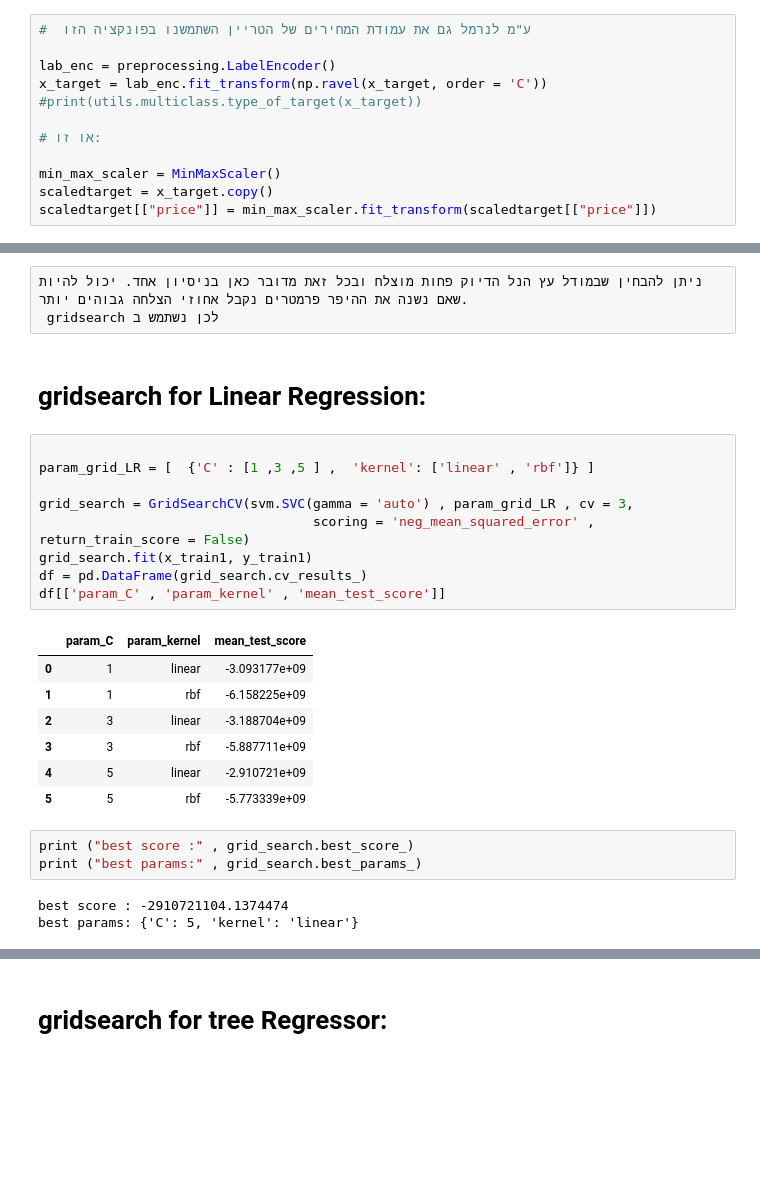
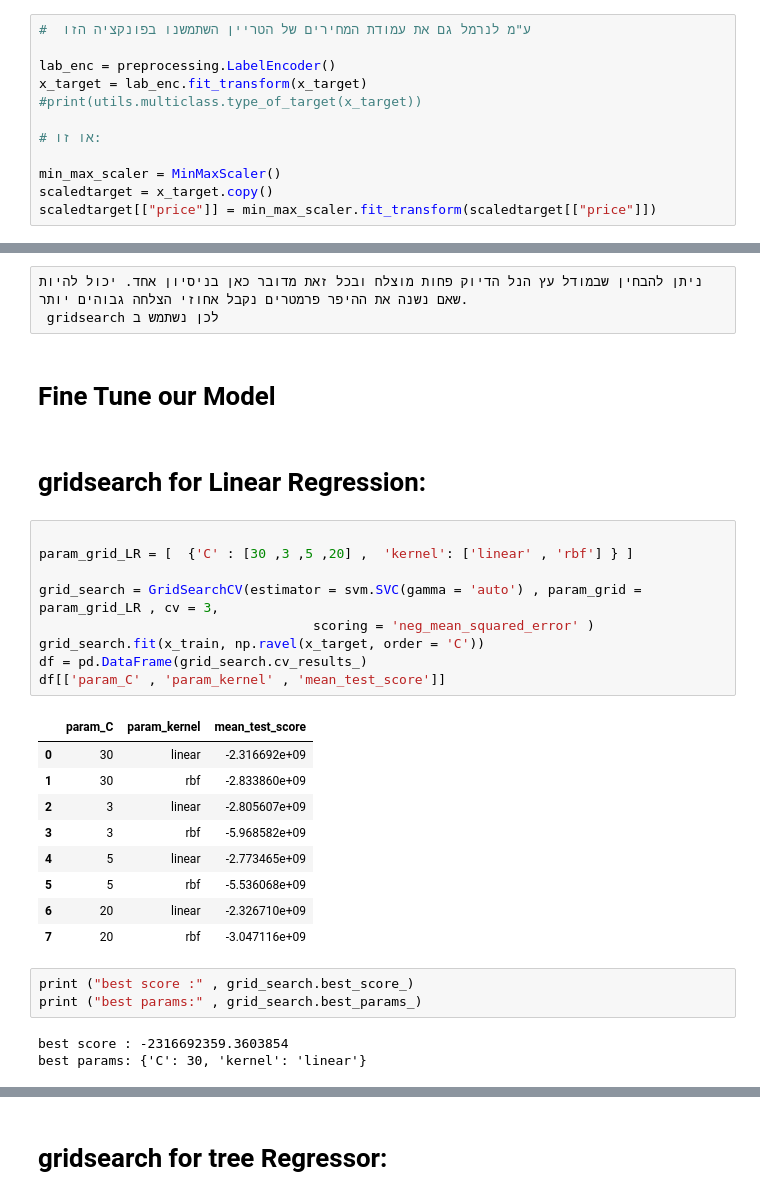
Before and after one commit to OrenAviya/project-semester-a, a Jupyter notebook: 4.Modeling.ipynb, the cells around one changed output, grey strips where cells are left out. Drawn from its saved outputs; the diff is of its cells as text; blank space fills up the shorter version.

```diff
--- a/4.Modeling.ipynb
+++ b/4.Modeling.ipynb
@@ -48,7 +84,7 @@ x_target = pd.read_csv(r'C:\Users\avoav\Introduction to Data Science\Project ס
 #  ע"מ לנרמל גם את עמודת המחירים של הטריין השתמשנו בפונקציה הזו
 
 lab_enc = preprocessing.LabelEncoder()
-x_target = lab_enc.fit_transform(np.ravel(x_target, order = 'C'))
+x_target = lab_enc.fit_transform(x_target)
 #print(utils.multiclass.type_of_target(x_target))
 
 # או זו:
@@ -221,28 +246,32 @@ score: 0.7904761469770469
 # %% [raw]
 ניתן להבחין שבמודל עץ הנל הדיוק פחות מוצלח ובכל זאת מדובר כאן בניסיון אחד. יכול להיות שאם נשנה את ההיפר פרמטרים נקבל אחוזי הצלחה גבוהים יותר.
  gridsearch לכן נשתמש ב
+# %% [markdown]
+# Fine Tune our Model
 # %% [markdown]
 #  gridsearch for Linear Regression:
 # %%
 
-param_grid_LR = [  {'C' : [1 ,3 ,5 ] ,  'kernel': ['linear' , 'rbf']} ]
+param_grid_LR = [  {'C' : [30 ,3 ,5 ,20] ,  'kernel': ['linear' , 'rbf'] } ]
 
-grid_search = GridSearchCV(svm.SVC(gamma = 'auto') , param_grid_LR , cv = 3,
-                                   scoring = 'neg_mean_squared_error' , return_train_score = False)
-grid_search.fit(x_train1, y_train1)
+grid_search = GridSearchCV(estimator = svm.SVC(gamma = 'auto') , param_grid = param_grid_LR , cv = 3,
+                                   scoring = 'neg_mean_squared_error' )
+grid_search.fit(x_train, np.ravel(x_target, order = 'C'))
 df = pd.DataFrame(grid_search.cv_results_)
 df[['param_C' , 'param_kernel' , 'mean_test_score']]
 # %% [output]
 |  | param_C | param_kernel | mean_test_score |
-| 0 | 1 | linear | -3.093177e+09 |
-| 1 | 1 | rbf | -6.158225e+09 |
-| 2 | 3 | linear | -3.188704e+09 |
-| 3 | 3 | rbf | -5.887711e+09 |
-| 4 | 5 | linear | -2.910721e+09 |
-| 5 | 5 | rbf | -5.773339e+09 |
+| 0 | 30 | linear | -2.316692e+09 |
+| 1 | 30 | rbf | -2.833860e+09 |
+| 2 | 3 | linear | -2.805607e+09 |
+| 3 | 3 | rbf | -5.968582e+09 |
+| 4 | 5 | linear | -2.773465e+09 |
+| 5 | 5 | rbf | -5.536068e+09 |
+| 6 | 20 | linear | -2.326710e+09 |
+| 7 | 20 | rbf | -3.047116e+09 |
 # %%
 print ("best score :" , grid_search.best_score_)
 print ("best params:" , grid_search.best_params_)
 # %% [output]
-best score : -2910721104.1374474
-best params: {'C': 5, 'kernel': 'linear'}
+best score : -2316692359.3603854
+best params: {'C': 30, 'kernel': 'linear'}
```
Also changed, not shown: parts of 24 cells of this notebook.
